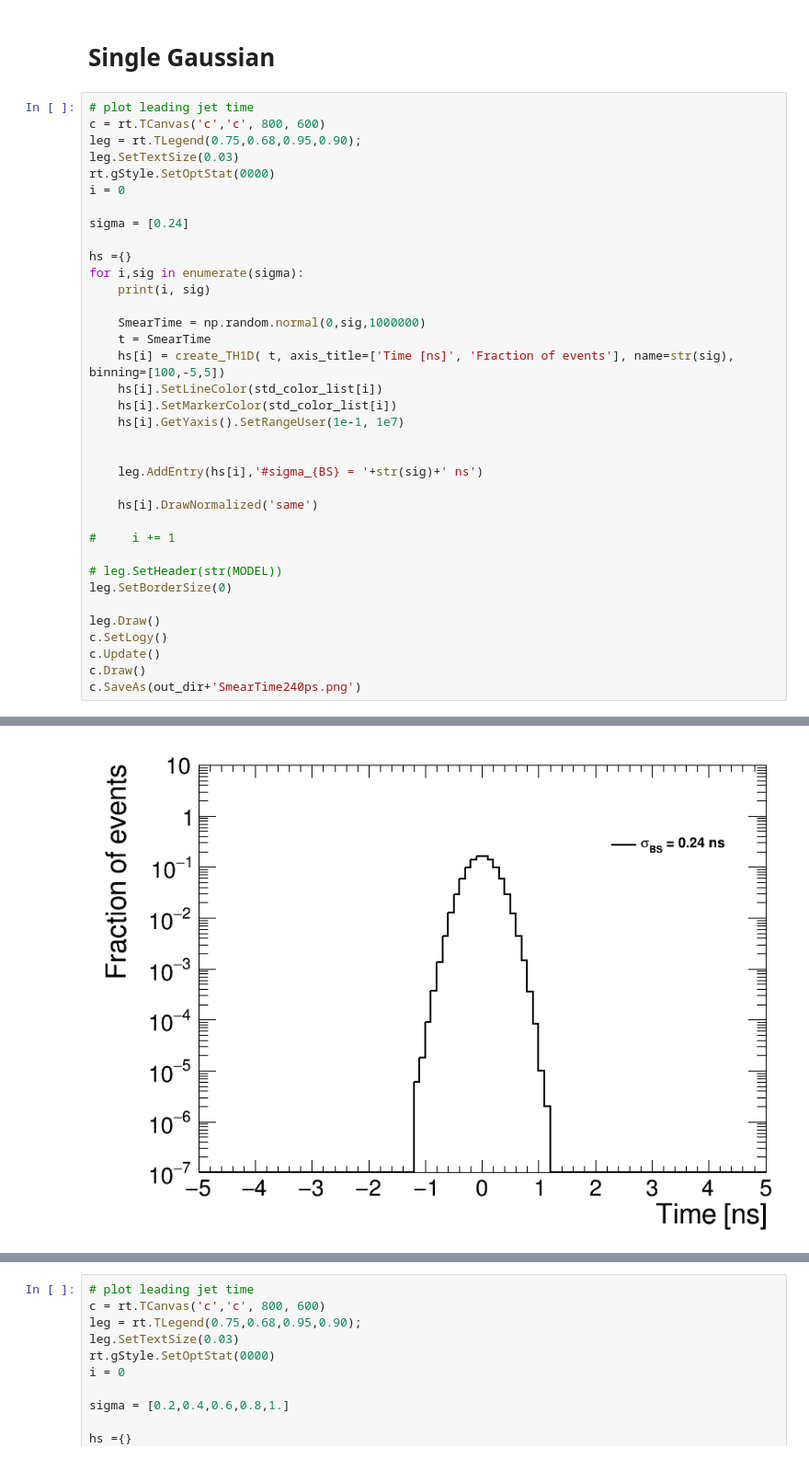
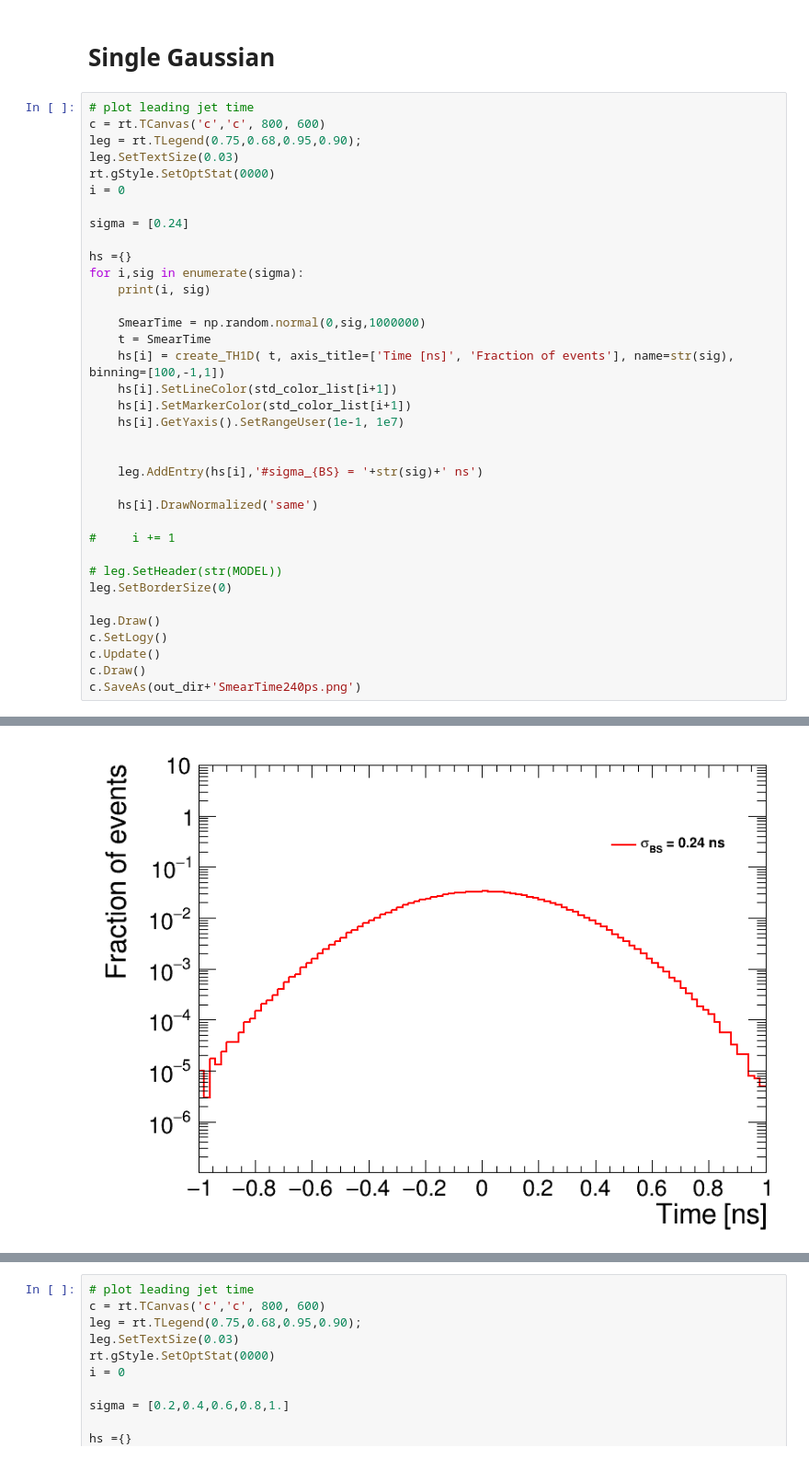
Before and after one commit to cms-lpc-llp/delayed_jet_analyzer, a Jupyter notebook: plot_scripts/event_selection/Bkg_timing_study.ipynb, the cells around one changed output, grey strips where cells are left out. Shown at 92% size. Saved outputs shown, nothing was run; the diff lists cells and outputs as text.

```diff
--- a/plot_scripts/event_selection/Bkg_timing_study.ipynb
+++ b/plot_scripts/event_selection/Bkg_timing_study.ipynb
@@ -46,9 +46,9 @@ for i,sig in enumerate(sigma):
 
     SmearTime = np.random.normal(0,sig,1000000)
     t = SmearTime
-    hs[i] = create_TH1D( t, axis_title=['Time [ns]', 'Fraction of events'], name=str(sig), binning=[100,-5,5])
-    hs[i].SetLineColor(std_color_list[i])
-    hs[i].SetMarkerColor(std_color_list[i])
+    hs[i] = create_TH1D( t, axis_title=['Time [ns]', 'Fraction of events'], name=str(sig), binning=[100,-1,1])
+    hs[i].SetLineColor(std_color_list[i+1])
+    hs[i].SetMarkerColor(std_color_list[i+1])
     hs[i].GetYaxis().SetRangeUser(1e-1, 1e7)
 
 
@@ -72,2 +71,2 @@ Warning in <TCanvas::Constructor>: Deleting canvas with same name: c
 Info in <TCanvas::Print>: png file /nfshome/jmao/cms-llp/plots/20190606/SmearTime240ps.png has been created
-[figure, old version]
+[figure, new version]
```
Also changed, not shown: parts of 7 cells of this notebook, 4 other files.
